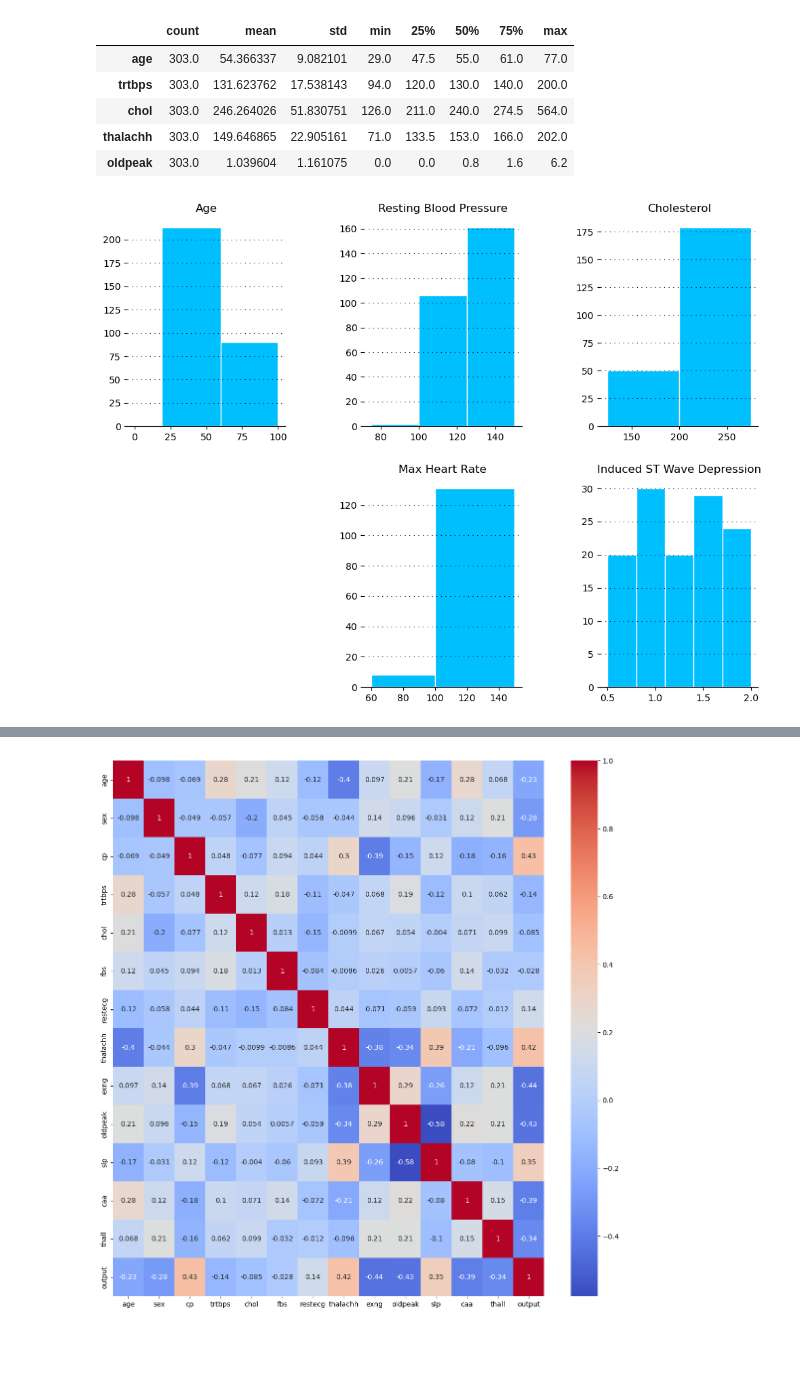
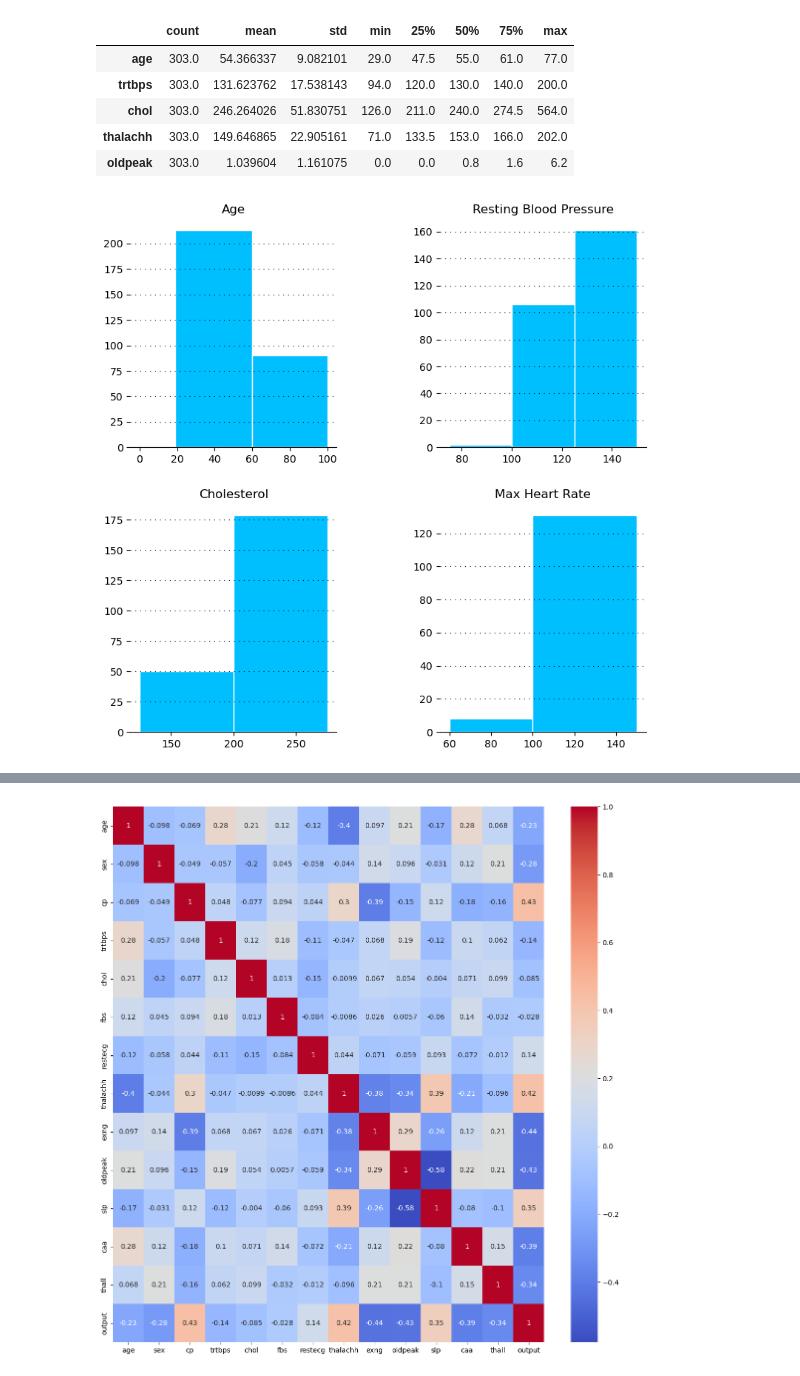
Before and after one commit to gustavopin/HeartAttackAnalysis, a Jupyter notebook: analysis.ipynb, the cells around one changed output, grey strips where cells are left out. Drawn from its saved outputs; the diff is of its cells as text; code cells hidden in the pictures; blank space fills up the shorter version.

```diff
--- a/analysis.ipynb
+++ b/analysis.ipynb
@@ -95,14 +95,13 @@ data_gen[con].describe().transpose()
 # Working with the continuous variables (separatly)
 # making the univariate analysis
 # separting the subplots in only one image
-fig = plt.figure(figsize = (12, 9))
-grid = fig.add_gridspec(2, 3)
+fig = plt.figure(figsize = (9, 9))
+grid = fig.add_gridspec(2, 2)
 grid.update(wspace=0.5, hspace=0.25)
 ax0 = fig.add_subplot(grid[0,0])
 ax1 = fig.add_subplot(grid[0,1])
-ax2 = fig.add_subplot(grid[0,2])
+ax2 = fig.add_subplot(grid[1,0])
 ax3 = fig.add_subplot(grid[1,1])
-ax4 = fig.add_subplot(grid[1,2])
 
 
 # creating the graphs
@@ -114,55 +113,33 @@ ax0.grid(color = '#000000', linestyle = ':', axis = 'y', zorder=0,  dashes=(1,5)
 plt.show
 
 # Exng count
 ax1.set_title('Resting Blood Pressure')
 x = data_gen['trtbps']
 ax1.hist(x, bins = [75, 100, 125, 150], color = 'deepskyblue', ec = 'white')
 ax1.grid(color = '#000000', linestyle = ':', axis = 'y', zorder=0,  dashes=(1,5))
 plt.show
 
 # Caa count
 ax2.set_title('Cholesterol')
 x = data_gen['chol']
 ax2.hist(x, bins = [125, 200, 275], color = 'deepskyblue', ec = 'white')
 ax2.grid(color = '#000000', linestyle = ':', axis = 'y', zorder=0,  dashes=(1,5))
 plt.show
 
 # Cp count
 ax3.set_title('Max Heart Rate')
 x = data_gen['thalachh']
 ax3.hist(x, bins = [60, 100, 150], color = 'deepskyblue', ec = 'white')
 ax3.grid(color = '#000000', linestyle = ':', axis = 'y', zorder=0,  dashes=(1,5))
 plt.show
 
-# Fbs count
-ax4.set_title('Induced ST Wave Depression')
-x = data_gen['oldpeak']
-ax4.hist(x, bins = [0.5, 0.8, 1.1, 1.4, 1.7, 2], color = 'deepskyblue', ec = 'white')
-ax4.grid(color = '#000000', linestyle = ':', axis = 'y', zorder=0,  dashes=(1,5))
-plt.show
-
-# Restecg count
-ax5.set_title('Eletrocardiographic (rested)')
-ax5.grid(color = '#000000', linestyle = ':', axis = 'y', zorder = 0,  dashes = (1,5))
-sns.countplot(ax = ax5, data = data_gen, x = 'restecg', palette = colors)
-ax5.set_xlabel("")
-ax5.set_ylabel("")
-
-# Slp count
-ax6.set_title('ST Segment Slope')
-ax6.grid(color='#000000', linestyle=':', axis='y', zorder=0,  dashes=(1,5))
-sns.countplot(ax = ax6, data = data_gen, x = 'slp', palette=colors)
-ax6.set_xlabel("")
-ax6.set_ylabel("")
-
 #removing borders
 for s in ['top', 'right', 'left']:
     ax0.spines[s].set_visible(False)
     ax1.spines[s].set_visible(False)
     ax2.spines[s].set_visible(False)
     ax3.spines[s].set_visible(False)
-    ax4.spines[s].set_visible(False)
-    ax5.spines[s].set_visible(False)
-    ax6.spines[s].set_visible(False)
+
+plt.savefig('Images/continuous.png', bbox_inches='tight')
 # %% [output]
-[figure, old version]
+[figure, new version]
```
Also changed, not shown: parts of 5 cells of this notebook, 5 other files.
